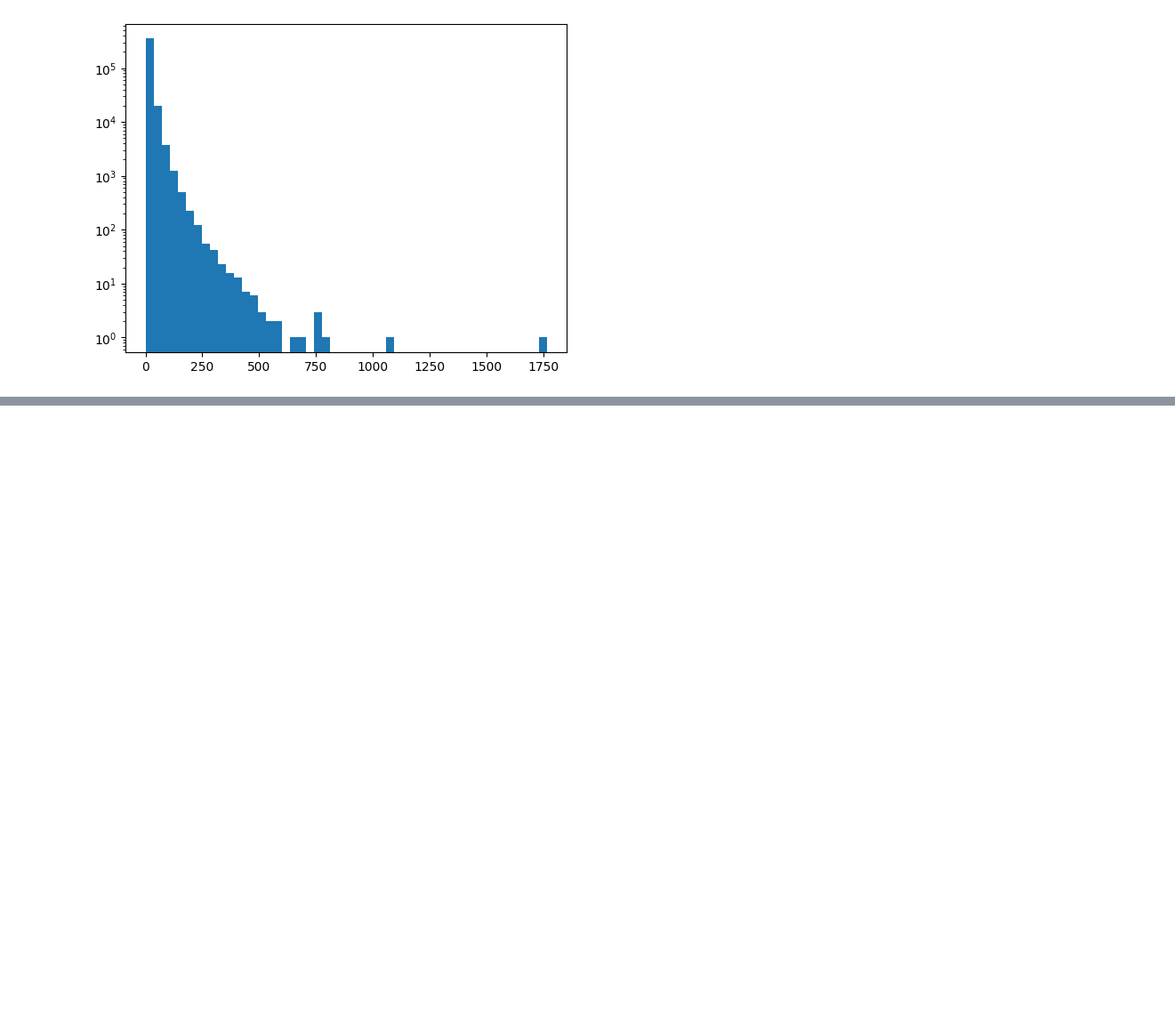
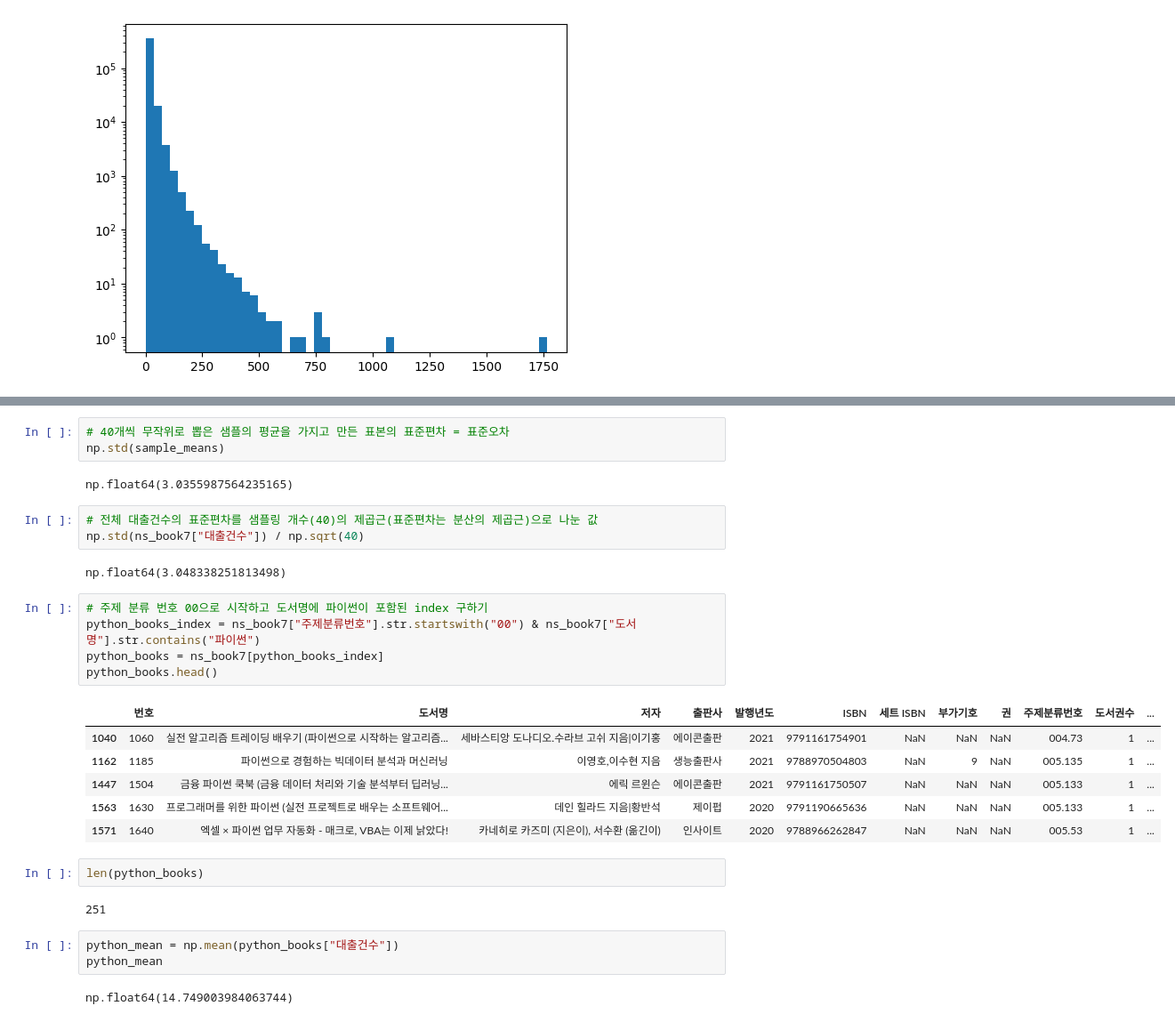
Before and after one commit to hyeonn-06/data_analysis, a Jupyter notebook: ch07_1.ipynb, the cells around one changed output, grey strips where cells are left out. Shown at 89% size. Drawn from its saved outputs; the diff is of its cells as text; blank space fills up the shorter version.

```diff
--- a/ch07_1.ipynb
+++ b/ch07_1.ipynb
@@ -53,0 +101,31 @@ plt.show()
+# %%
+# 40개씩 무작위로 뽑은 샘플의 평균을 가지고 만든 표본의 표준편차 = 표준오차
+np.std(sample_means)
+# %% [output]
+np.float64(3.0355987564235165)
+# %%
+# 전체 대출건수의 표준편차를 샘플링 개수(40)의 제곱근(표준편차는 분산의 제곱근)으로 나눈 값
+np.std(ns_book7["대출건수"]) / np.sqrt(40)
+# %% [output]
+np.float64(3.048338251813498)
+# %%
+# 주제 분류 번호 00으로 시작하고 도서명에 파이썬이 포함된 index 구하기
+python_books_index = ns_book7["주제분류번호"].str.startswith("00") & ns_book7["도서명"].str.contains("파이썬")
+python_books = ns_book7[python_books_index]
+python_books.head()
+# %% [output]
+|  | 번호 | 도서명 | 저자 | 출판사 | 발행년도 | ISBN | 세트 ISBN | 부가기호 | 권 | 주제분류번호 | 도서권수 | ... |
+| 1040 | 1060 | 실전 알고리즘 트레이딩 배우기 (파이썬으로 시작하는 알고리즘... | 세바스티앙 도나디오.수라브 고쉬 지음|이기홍 | 에이콘출판 | 2021 | 9791161754901 | NaN | NaN | NaN | 004.73 | 1 | ... |
+| 1162 | 1185 | 파이썬으로 경험하는 빅데이터 분석과 머신러닝 | 이영호,이수현 지음 | 생능출판사 | 2021 | 9788970504803 | NaN | 9 | NaN | 005.135 | 1 | ... |
+| 1447 | 1504 | 금융 파이썬 쿡북 (금융 데이터 처리와 기술 분석부터 딥러닝... | 에릭 르윈슨 | 에이콘출판 | 2021 | 9791161750507 | NaN | NaN | NaN | 005.133 | 1 | ... |
+| 1563 | 1630 | 프로그래머를 위한 파이썬 (실전 프로젝트로 배우는 소프트웨어... | 데인 힐라드 지음|황반석 | 제이펍 | 2020 | 9791190665636 | NaN | NaN | NaN | 005.133 | 1 | ... |
+| 1571 | 1640 | 엑셀 × 파이썬 업무 자동화 - 매크로, VBA는 이제 낡았다! | 카네히로 카즈미 (지은이), 서수환 (옮긴이) | 인사이트 | 2020 | 9788966262847 | NaN | NaN | NaN | 005.53 | 1 | ... |
+# %%
+len(python_books)
+# %% [output]
+251
+# %%
+python_mean = np.mean(python_books["대출건수"])
+python_mean
+# %% [output]
+np.float64(14.749003984063744)
```
Also changed, not shown: parts of 24 cells of this notebook.
